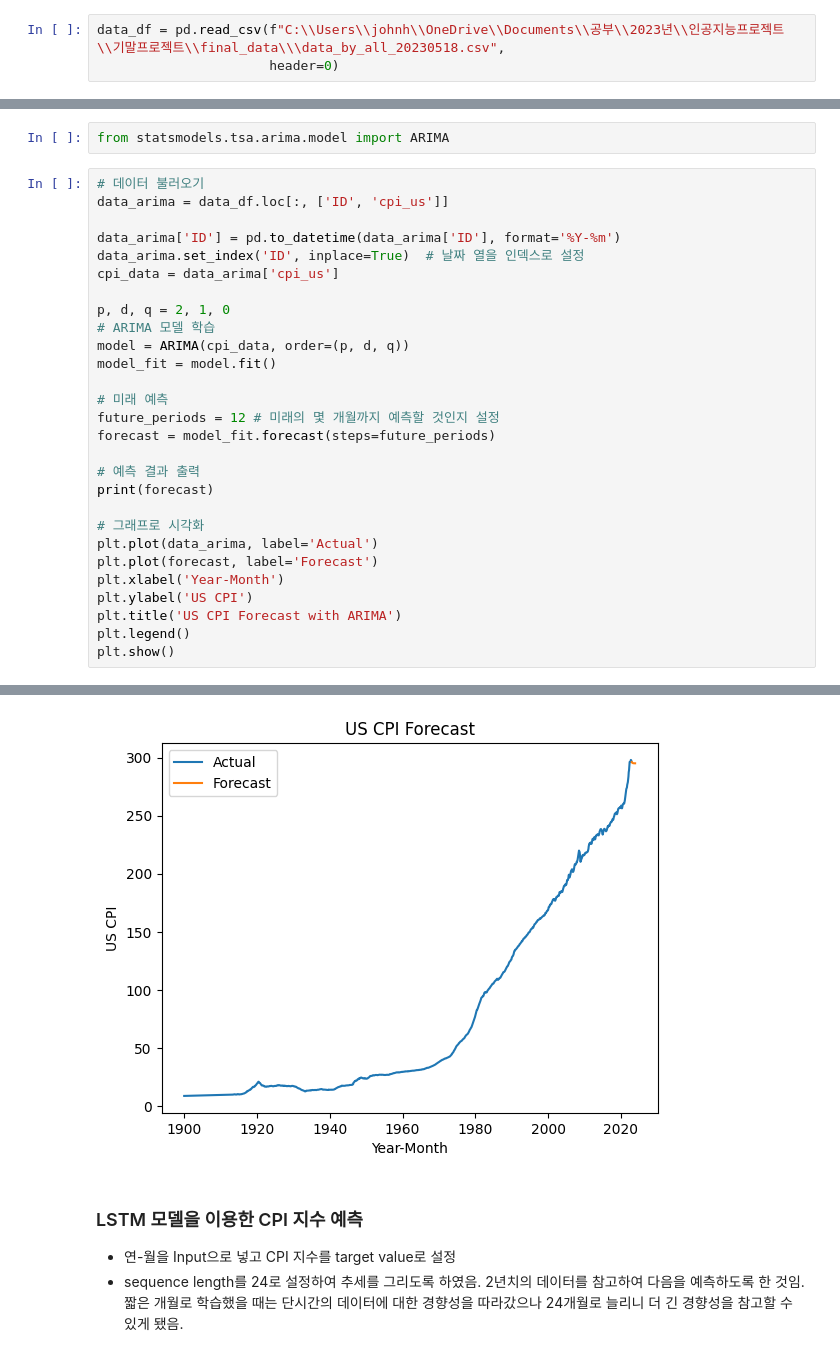
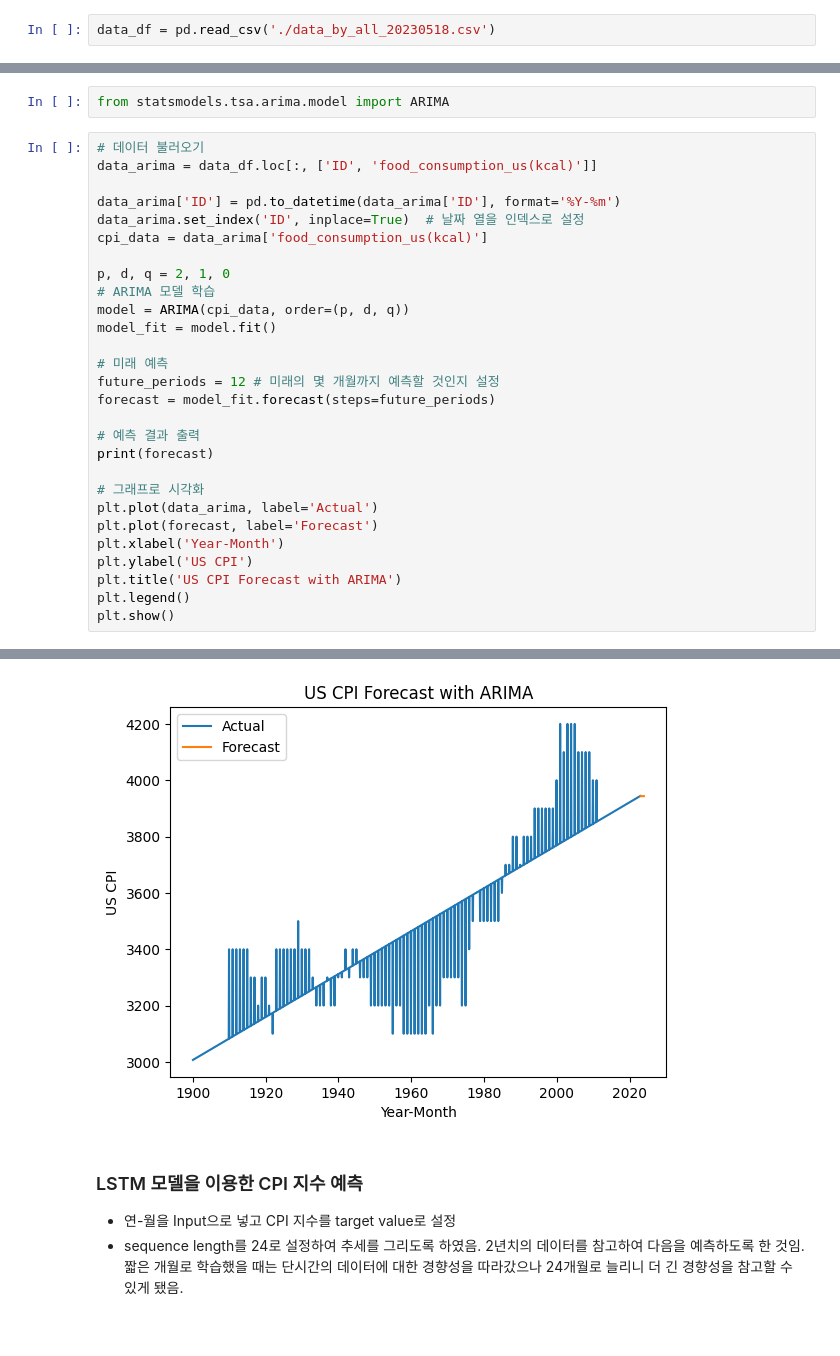
Before and after one commit to Team12-AIProject-Spring2023SKKU/Team12-AIProject-Spring2023SKKU, a Jupyter notebook: models-CPI.ipynb, the cells around one changed output, grey strips where cells are left out. Saved outputs shown, nothing was run; the diff lists cells and outputs as text.

```diff
--- a/models-CPI.ipynb
+++ b/models-CPI.ipynb
@@ -3,8 +3,7 @@ import matplotlib.pyplot as plt
 import numpy as np
 import pandas as pd
 # %%
-data_df = pd.read_csv(f"C:\\Users\\johnh\\OneDrive\\Documents\\공부\\2023년\\인공지능프로젝트\\기말프로젝트\\final_data\\\data_by_all_20230518.csv",
-                      header=0)
+data_df = pd.read_csv('./data_by_all_20230518.csv')
 # %%
 data_df.head(5)
 # %% [output]
@@ -84,11 +83,11 @@ Name: cpi_us, dtype: float64
 from statsmodels.tsa.arima.model import ARIMA
 # %%
 # 데이터 불러오기
-data_arima = data_df.loc[:, ['ID', 'cpi_us']]
+data_arima = data_df.loc[:, ['ID', 'food_consumption_us(kcal)']]
 
 data_arima['ID'] = pd.to_datetime(data_arima['ID'], format='%Y-%m')
 data_arima.set_index('ID', inplace=True)  # 날짜 열을 인덱스로 설정
-cpi_data = data_arima['cpi_us']
+cpi_data = data_arima['food_consumption_us(kcal)']
 
 p, d, q = 2, 1, 0
 # ARIMA 모델 학습
@@ -126,5 +125,5 @@ plt.show()
 Freq: MS, Name: predicted_mean, dtype: float64
-[figure, old version]
+[figure, new version]
 # %% [markdown]
 ### LSTM 모델을 이용한 CPI 지수 예측
 
```
Also changed, not shown: parts of 6 cells of this notebook.
